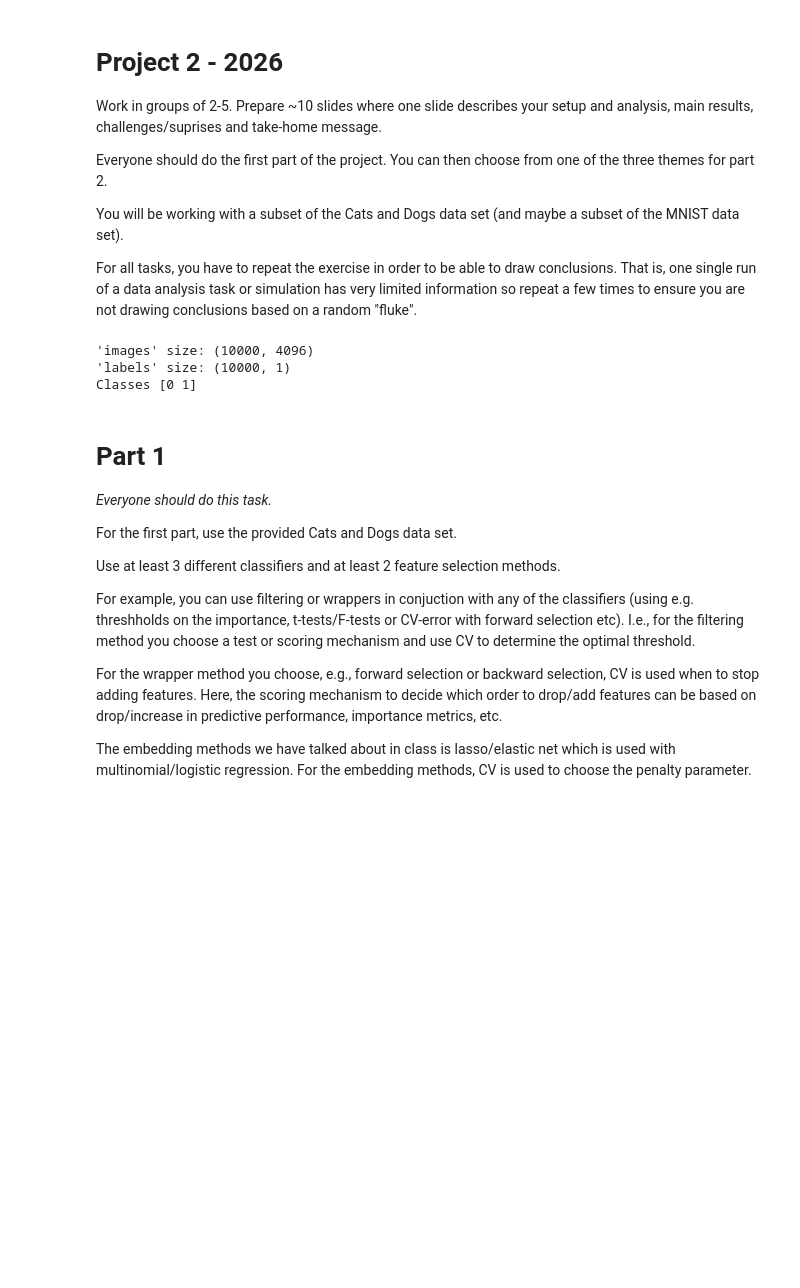
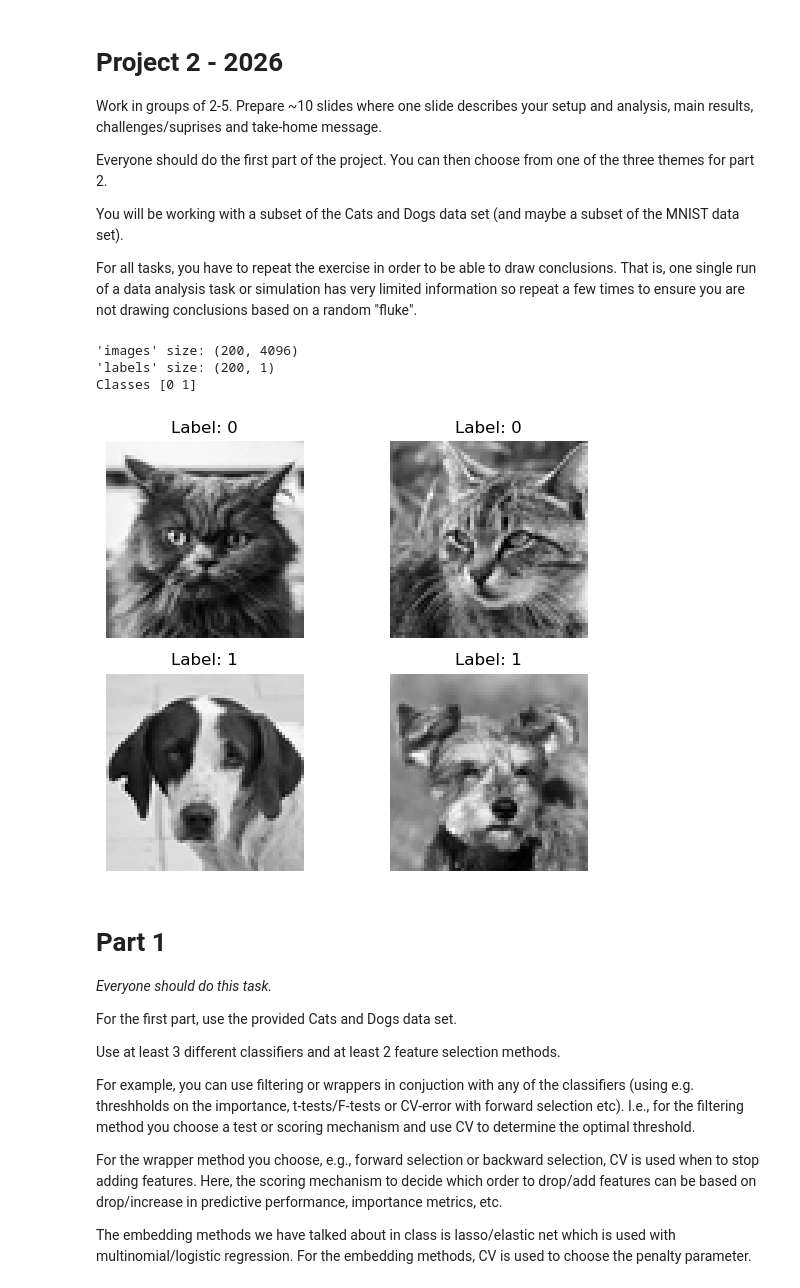
Before and after one commit to Jacob-sandstrom/MVE441-Statistical-learning-for-big-data, a Jupyter notebook: Project 2/project2Py.ipynb, the cells around one changed output. Drawn from its saved outputs; the diff is of its cells as text; code cells hidden in the pictures; blank space fills up the shorter version.

```diff
--- a/Project 2/project2Py.ipynb
+++ b/Project 2/project2Py.ipynb
@@ -15,21 +15,21 @@ import pandas as pd
 
 
 # ------------------------------- big data
-PATHIM1 = "cnd_large//images-1.csv"
-PATHIM2 = "cnd_large//images-2.csv"
-PATHLB = "cnd_large//labels.csv"
+# PATHIM1 = "cnd_large//images-1.csv"
+# PATHIM2 = "cnd_large//images-2.csv"
+# PATHLB = "cnd_large//labels.csv"
 
-images1 = pd.read_csv(PATHIM1, sep=",", index_col=0)
-images2 = pd.read_csv(PATHIM2, sep=",", index_col=0)
-images = pd.concat([images1, images2])
+# images1 = pd.read_csv(PATHIM1, sep=",", index_col=0)
+# images2 = pd.read_csv(PATHIM2, sep=",", index_col=0)
+# images = pd.concat([images1, images2])
 # ------------------------------- big data
 
 
 # ------------------------------- Smol dat
-# PATHIM = ".//cnd_small//images.csv"
-# PATHLB = ".//cnd_small//labels.csv"
+PATHIM = ".//cnd_small//images.csv"
+PATHLB = ".//cnd_small//labels.csv"
 
-# images = pd.read_csv(PATHIM, sep=",", index_col=0)
+images = pd.read_csv(PATHIM, sep=",", index_col=0)
 # ------------------------------- Smol dat
 
 
@@ -44,12 +44,13 @@ print(f"'labels' size: {labels.shape}")
 # Number of classes:
 print(f"Classes {labels["label"].unique()}")
 # %% [output]
-'images' size: (10000, 4096)
-'labels' size: (10000, 1)
+'images' size: (200, 4096)
+'labels' size: (200, 1)
 Classes [0 1]
 # %%
 import matplotlib.pyplot as plt
 import numpy as np
+%matplotlib inline
 
 
 
@@ -59,33 +60,38 @@ labels = np.array(labels).ravel()
 def visualize_samples(images, labels, n_samples=2, lasso_selected_img=None, kbest_selected_img=None):
     #Visualize some images (take two from each class):
     catidx = np.where(labels == 0)[0]
     dogidx = np.where(labels == 1)[0]
 
     n_samples = 2
 
     catsample = np.random.choice(catidx, size = n_samples, replace = False)
     dogsample = np.random.choice(dogidx, size = n_samples, replace = False)
 
     idx = np.concatenate([catsample, dogsample])
     images_sub = images[idx]
     labels_sub = labels[idx]
 
     fig, axes = plt.subplots(2, 2)
 
     for i, ax in enumerate(axes.ravel()):
         img = images_sub[i].reshape(64,64)
         ax.imshow(img, cmap="gray")
         if lasso_selected_img is not None:
             lasso_mask = lasso_selected_img.reshape(64, 64)
             ax.imshow(np.ma.masked_where(lasso_mask == 0, lasso_mask), cmap="Reds", alpha=0.5, vmin=0, vmax=1)
 
         if kbest_selected_img is not None:
             kbest_mask = kbest_selected_img.reshape(64, 64)
             ax.imshow(np.ma.masked_where(kbest_mask == 0, kbest_mask), cmap="Blues", alpha=0.5, vmin=0, vmax=1)
         ax.set_title(f"Label: {labels_sub[i]}")
         ax.axis("off")
 
     plt.tight_layout()
+    plt.show()
+
+visualize_samples(images, labels)
+# %% [output]
+[figure, added]
 # %%
 # import numpy as np
 # from sklearn.discriminant_analysis import LinearDiscriminantAnalysis
```
Also changed, not shown: parts of 9 cells of this notebook.
